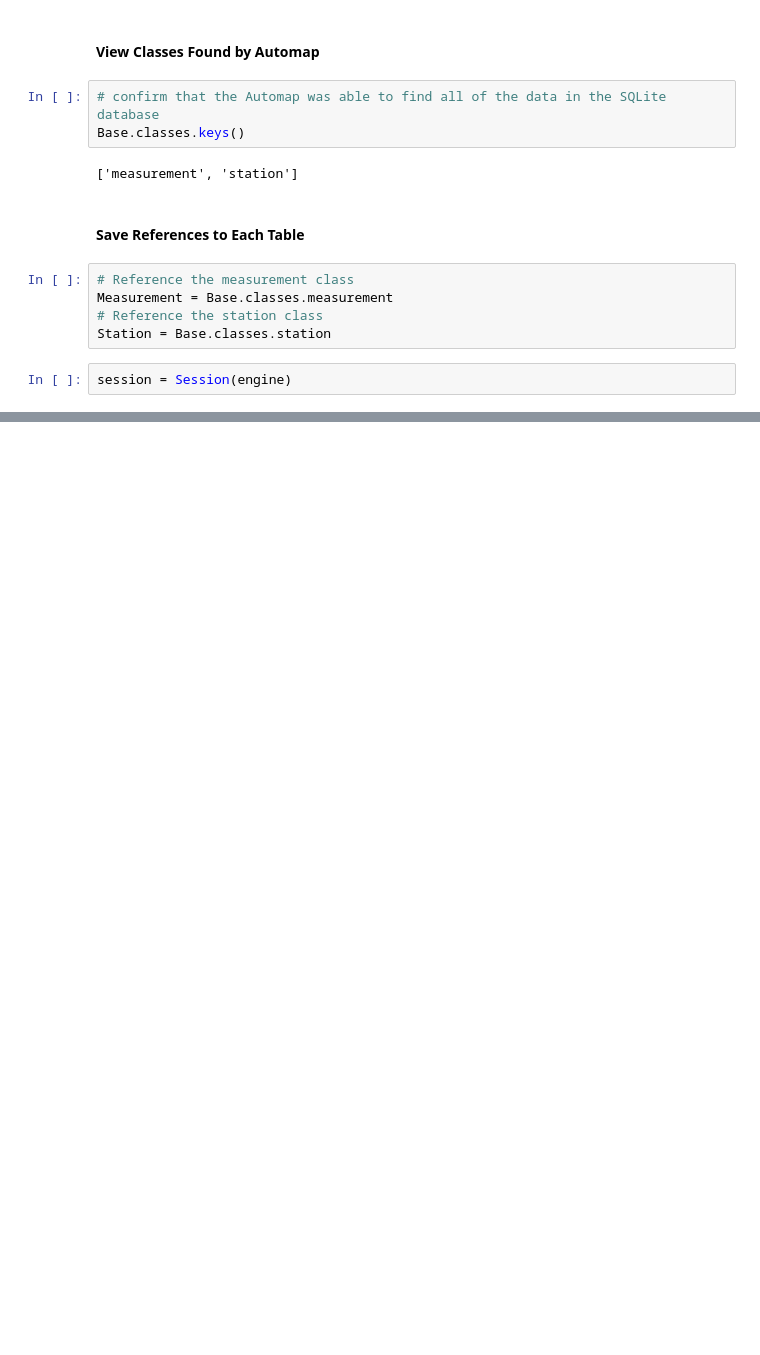
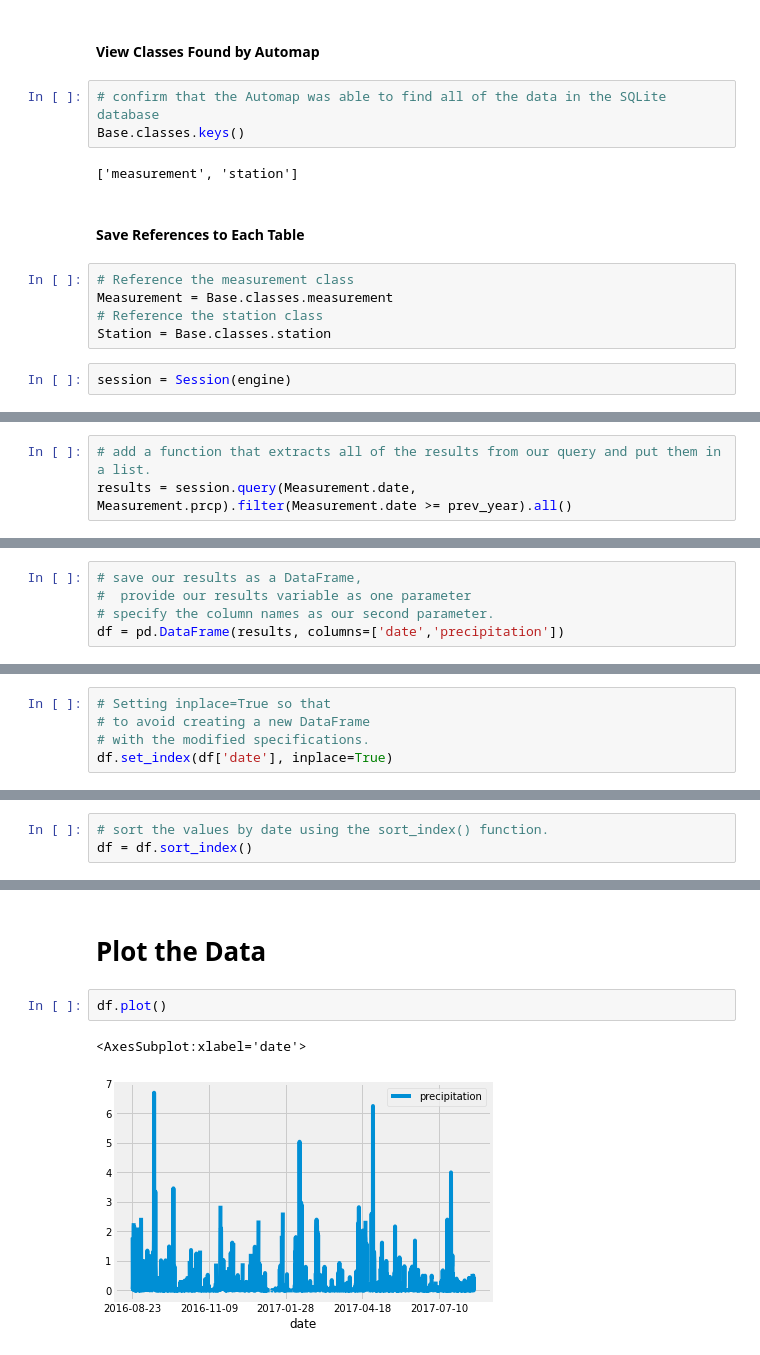
Before and after one commit to nicolesunshinegasoline/surfs_up, a Jupyter notebook: climate_analysis.ipynb, the cells around one changed output, grey strips where cells are left out. Saved outputs shown, nothing was run; the diff lists cells and outputs as text; blank space fills up the shorter version.

```diff
--- a/climate_analysis.ipynb
+++ b/climate_analysis.ipynb
@@ -46,0 +72,3 @@ session = Session(engine)
+# %%
+# add a function that extracts all of the results from our query and put them in a list.
+results = session.query(Measurement.date, Measurement.prcp).filter(Measurement.date >= prev_year).all()
@@ -46,0 +81,5 @@ session = Session(engine)
+# %%
+# save our results as a DataFrame,
+#  provide our results variable as one parameter
+# specify the column names as our second parameter.
+df = pd.DataFrame(results, columns=['date','precipitation'])
@@ -46,0 +88,5 @@ session = Session(engine)
+# %%
+# Setting inplace=True so that
+# to avoid creating a new DataFrame
+# with the modified specifications.
+df.set_index(df['date'], inplace=True)
@@ -46,0 +135,3 @@ session = Session(engine)
+# %%
+# sort the values by date using the sort_index() function.
+df = df.sort_index()
@@ -46,0 +159,7 @@ session = Session(engine)
+# %% [markdown]
+# Plot the Data
+# %%
+df.plot()
+# %% [output]
+<AxesSubplot:xlabel='date'>
+[figure, added]
```
Also changed, not shown: parts of 18 cells of this notebook.
